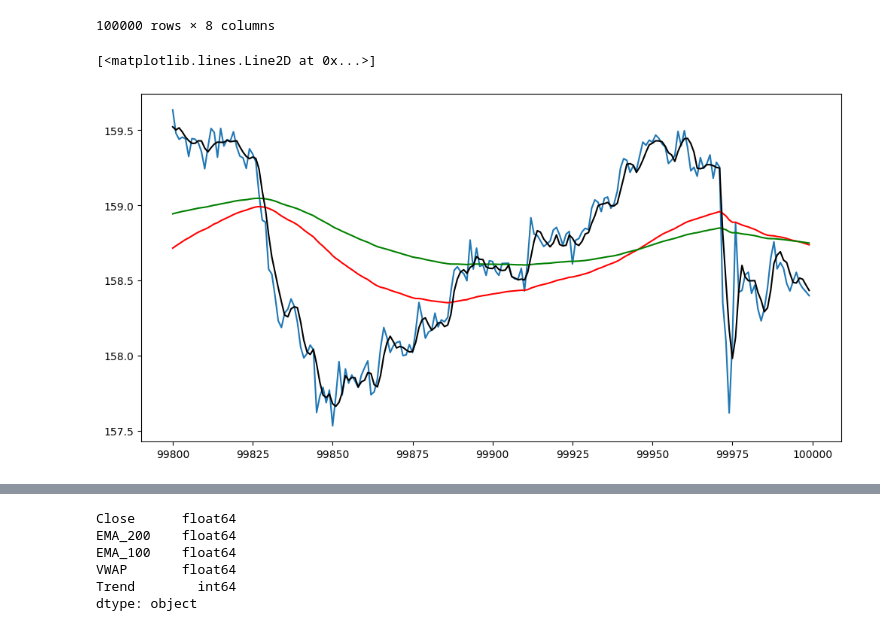
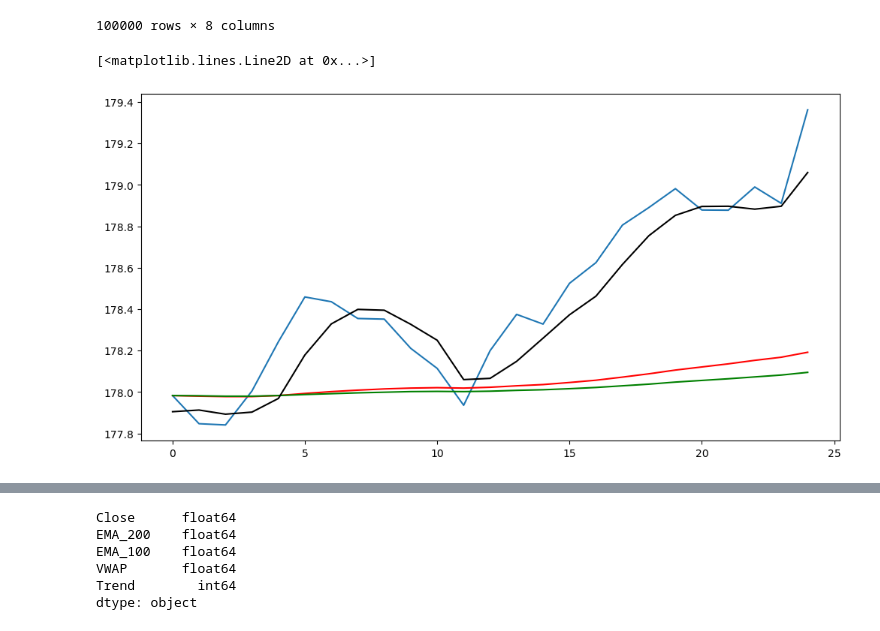
Before and after one commit to Rohan-SSS/ez_moeny, a Jupyter notebook: dmn/bot.ipynb, the cells around one changed output, grey strips where cells are left out. Drawn from its saved outputs; the diff is of its cells as text; code cells hidden in the pictures.

```diff
--- a/dmn/bot.ipynb
+++ b/dmn/bot.ipynb
@@ -8,6 +8,8 @@ from calcTI import *
 # %%
 # importing raw data
 raw_df = pd.read_csv(r'..\\raw_data_30M\\currency_pairs\\GBPJPY_M30.csv', sep='\t')
+# %%
+raw_df = raw_df[-100000:]
 # %%
 raw_df = raw_df[-100000:]
 raw_df.reset_index(inplace=True)
@@ -34,14 +36,14 @@ raw_df
 | 99999 | 158.426 | 158.452 | 158.383 | 158.400 | 1713 | 158.750 | 158.738 | 158.435 |
 100000 rows × 8 columns
 # %%
-dx = raw_df[-200:]
+dx = raw_df[:25]
 plt.figure(figsize=(12,6))
 plt.plot(dx.Close)
 plt.plot(dx.EMA_100, 'red')
 plt.plot(dx.EMA_200, 'green')
 plt.plot(dx.VWAP, 'black')
 # %% [output]
 [<matplotlib.lines.Line2D at 0x...>]
-[figure, old version]
+[figure, new version]
 # %%
 # Defining what an uptrend or downtrend is
```
Also changed, not shown: parts of 14 cells of this notebook, 8 other files.
